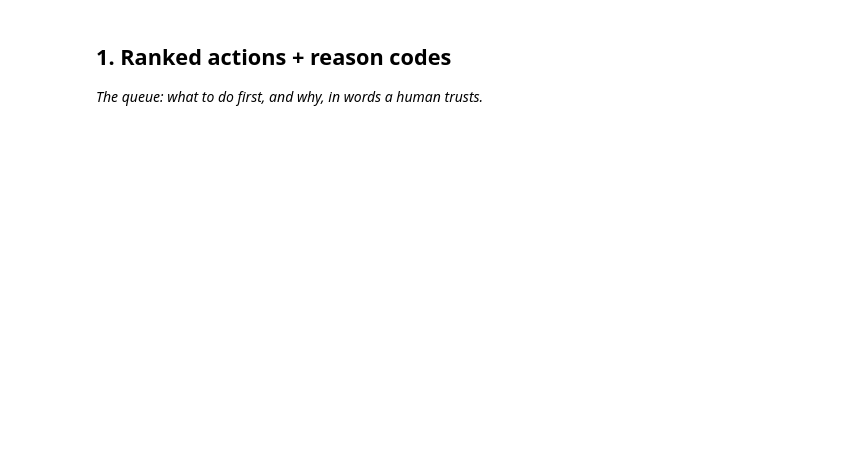
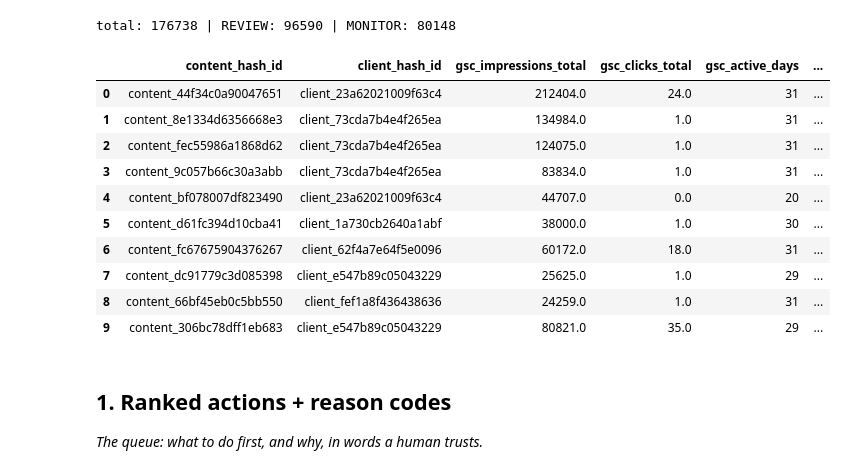
Before and after one commit to Vishal-141206/flyrank-ml-internship, a Jupyter notebook: work/notebooks/w07_action_playbook.ipynb, the cells around one changed output. Saved outputs shown, nothing was run; the diff lists cells and outputs as text; code cells hidden in the pictures; blank space fills up the shorter version.

```diff
--- a/work/notebooks/w07_action_playbook.ipynb
+++ b/work/notebooks/w07_action_playbook.ipynb
@@ -9,3 +54,60 @@ This skeleton is yours to fill. Work the sections **in order** — each one has
+# %%
+# Rebuild March features + the ML-07 rule score (the playbook's primary ranking)
+feat = con.execute("""
+SELECT
+  content_hash_id, client_hash_id,
+  SUM(gsc_impressions) FILTER (WHERE gsc_data_available IS TRUE) AS gsc_impressions_total,
+  SUM(gsc_clicks)     FILTER (WHERE gsc_data_available IS TRUE) AS gsc_clicks_total,
+  COUNT(*)           FILTER (WHERE gsc_data_available IS TRUE) AS gsc_active_days,
+  SUM(gsc_impressions * gsc_avg_position)
+    FILTER (WHERE gsc_data_available IS TRUE AND gsc_avg_position > 0)
+    / NULLIF(SUM(gsc_impressions) FILTER (WHERE gsc_data_available IS TRUE AND gsc_avg_position > 0), 0) AS gsc_avg_position_w
+FROM mar WHERE gsc_data_available IS TRUE GROUP BY 1, 2
+""").fetchdf()
+feat["gsc_ctr_x100"] = feat["gsc_clicks_total"] / feat["gsc_impressions_total"] * 100.0
+
+def position_tier(pos):
+    if pd.isna(pos): return "no_data"
+    if pos <= 3: return "top_3"
+    if pos <= 10: return "page_1"
+    if pos <= 20: return "striking"
+    if pos <= 50: return "page_3_5"
+    return "deep"
+feat["position_tier"] = feat["gsc_avg_position_w"].apply(position_tier)
+
+VISIBLE_TIERS = ["top_3", "page_1", "striking"]
+tier_p75_ctr = feat[feat["position_tier"].isin(VISIBLE_TIERS)].groupby("position_tier")["gsc_ctr_x100"].quantile(0.75)
+
+def compute_score(row):
+    if row["position_tier"] not in VISIBLE_TIERS:
+        return 0.0
+    baseline = tier_p75_ctr[row["position_tier"]]
+    gap = baseline - row["gsc_ctr_x100"]
+    return gap * np.log1p(row["gsc_impressions_total"]) if gap > 0 else 0.0
+
+queue = feat.copy()
+queue["score"] = queue.apply(compute_score, axis=1)
+queue["action"] = np.where(queue["score"] > 0, "REVIEW", "MONITOR")
+queue["reason_code"] = None
+queue.loc[queue["action"] == "REVIEW", "reason_code"] = "CTR_FIX_OPPORTUNITY"
+queue = queue.sort_values("score", ascending=False).reset_index(drop=True)
+queue["rank"] = queue.index + 1
+
+print(f"total: {len(queue)} | REVIEW: {(queue['action']=='REVIEW').sum()} | MONITOR: {(queue['action']=='MONITOR').sum()}")
+queue.head(10)
+# %% [output]
+total: 176738 | REVIEW: 96590 | MONITOR: 80148
+|  | content_hash_id | client_hash_id | gsc_impressions_total | gsc_clicks_total | gsc_active_days | ... |
+| 0 | content_44f34c0a90047651 | client_23a62021009f63c4 | 212404.0 | 24.0 | 31 | ... |
+| 1 | content_8e1334d6356668e3 | client_73cda7b4e4f265ea | 134984.0 | 1.0 | 31 | ... |
+| 2 | content_fec55986a1868d62 | client_73cda7b4e4f265ea | 124075.0 | 1.0 | 31 | ... |
+| 3 | content_9c057b66c30a3abb | client_73cda7b4e4f265ea | 83834.0 | 1.0 | 31 | ... |
+| 4 | content_bf078007df823490 | client_23a62021009f63c4 | 44707.0 | 0.0 | 20 | ... |
+| 5 | content_d61fc394d10cba41 | client_1a730cb2640a1abf | 38000.0 | 1.0 | 30 | ... |
+| 6 | content_fc67675904376267 | client_62f4a7e64f5e0096 | 60172.0 | 18.0 | 31 | ... |
+| 7 | content_dc91779c3d085398 | client_e547b89c05043229 | 25625.0 | 1.0 | 29 | ... |
+| 8 | content_66bf45eb0c5bb550 | client_fef1a8f436438636 | 24259.0 | 1.0 | 31 | ... |
+| 9 | content_306bc78dff1eb683 | client_e547b89c05043229 | 80821.0 | 35.0 | 29 | ... |
 # %% [markdown]
 ## 1. Ranked actions + reason codes
 
```
Also changed, not shown: parts of 15 cells of this notebook, 3 other files.
